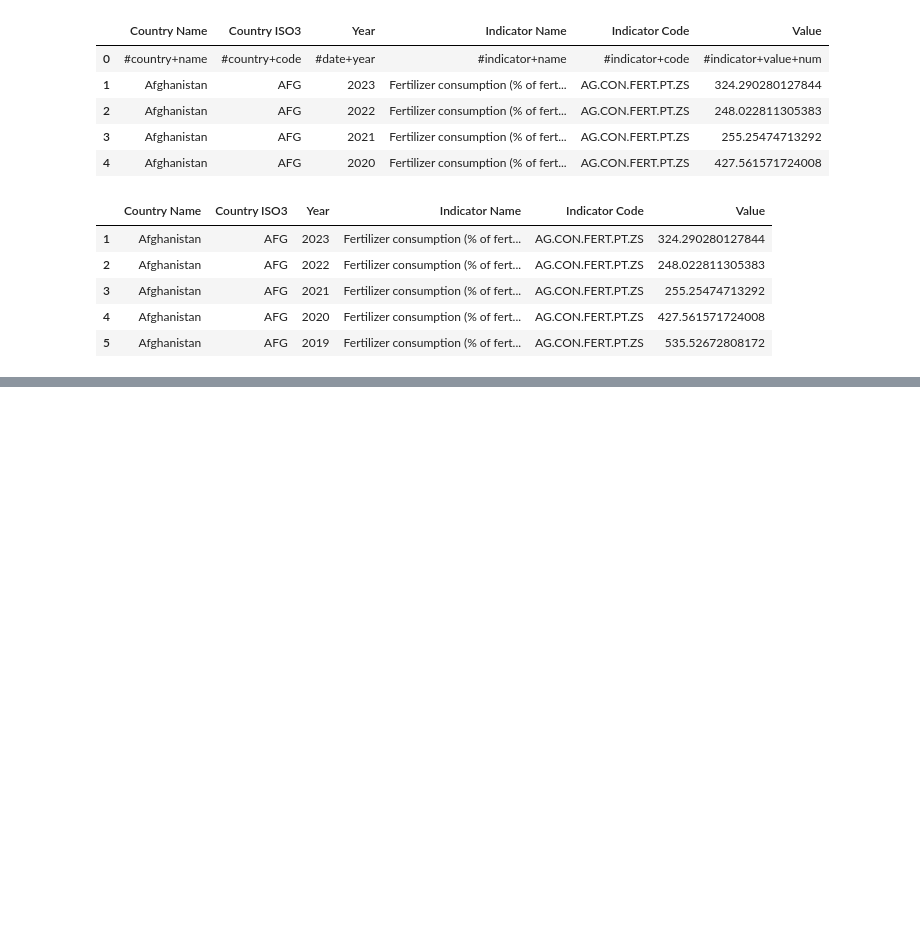
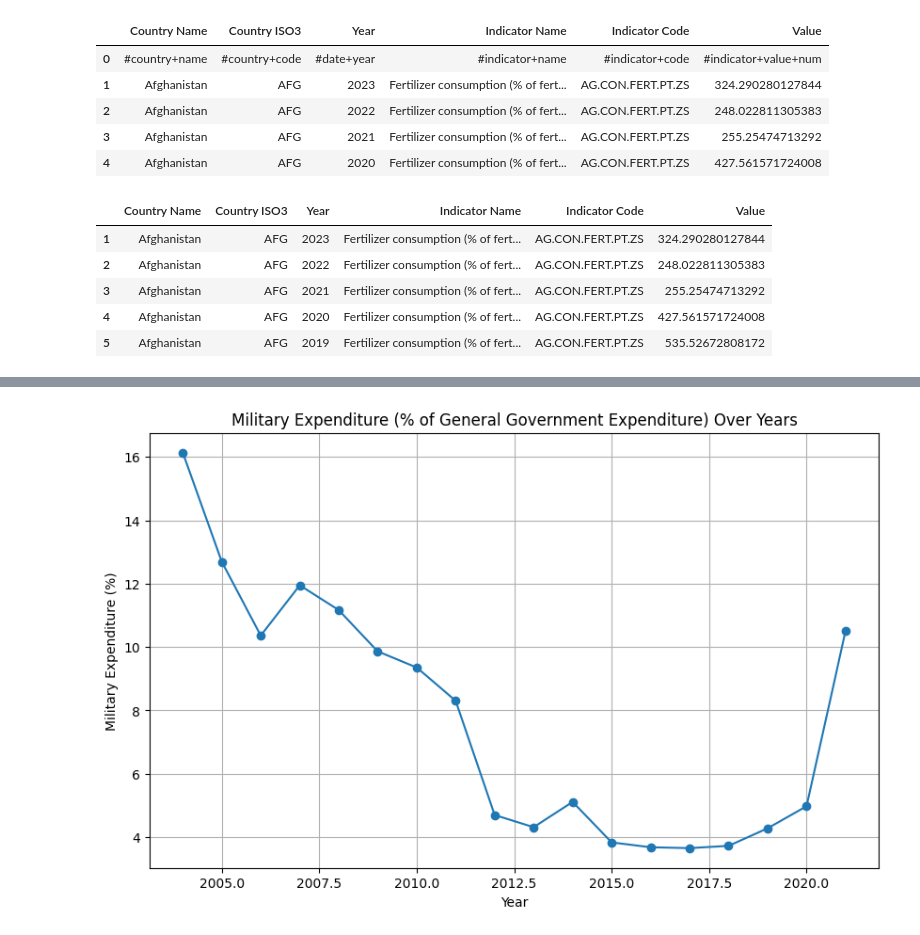
Before and after one commit to group-pi-dataviz/group-pi-dataviz.github.io, a Jupyter notebook: scripts/data_prepocessing_parte3.ipynb, the cells around one changed output, grey strips where cells are left out. Cells and saved outputs as stored; diff of their text form; code cells hidden in the pictures; blank space fills up the shorter version.

```diff
--- a/scripts/data_prepocessing_parte3.ipynb
+++ b/scripts/data_prepocessing_parte3.ipynb
@@ -56,3 +56,11 @@ data.head()
 | 3 | Afghanistan | AFG | 2021 | Fertilizer consumption (% of fert... | AG.CON.FERT.PT.ZS | 255.25474713292 |
 | 4 | Afghanistan | AFG | 2020 | Fertilizer consumption (% of fert... | AG.CON.FERT.PT.ZS | 427.561571724008 |
 | 5 | Afghanistan | AFG | 2019 | Fertilizer consumption (% of fert... | AG.CON.FERT.PT.ZS | 535.52672808172 |
+# %%
+# Transforming the 'Year' column to numeric type and 'Value' column to float type
+data['Year'] = pd.to_numeric(data['Year'], errors='coerce') # integer type
+data['Value'] = pd.to_numeric(data['Value'], errors='coerce') # float type
+# %%
+# Keeping the rows with 'Indicator Name' == 'Military expenditure (% of general government expenditure)'
+data_military_expenditure = data[data['Indicator Name'] == 'Military expenditure (% of general government expenditure)']
+data_military_expenditure.head()
@@ -58,0 +74,11 @@ data.head()
+# %%
+# Plotting line chart for Military Expenditure over the years using the columns 'Year' and 'Value'
+plt.figure(figsize=(10, 6))
+plt.plot(data_military_expenditure['Year'], data_military_expenditure['Value'], marker='o')
+plt.title('Military Expenditure (% of General Government Expenditure) Over Years')
+plt.xlabel('Year')
+plt.ylabel('Military Expenditure (%)')
+plt.grid(True)
+plt.show()
+# %% [output]
+[figure, added]
```
Also changed, not shown: parts of 1 cell of this notebook, 1 other file.
